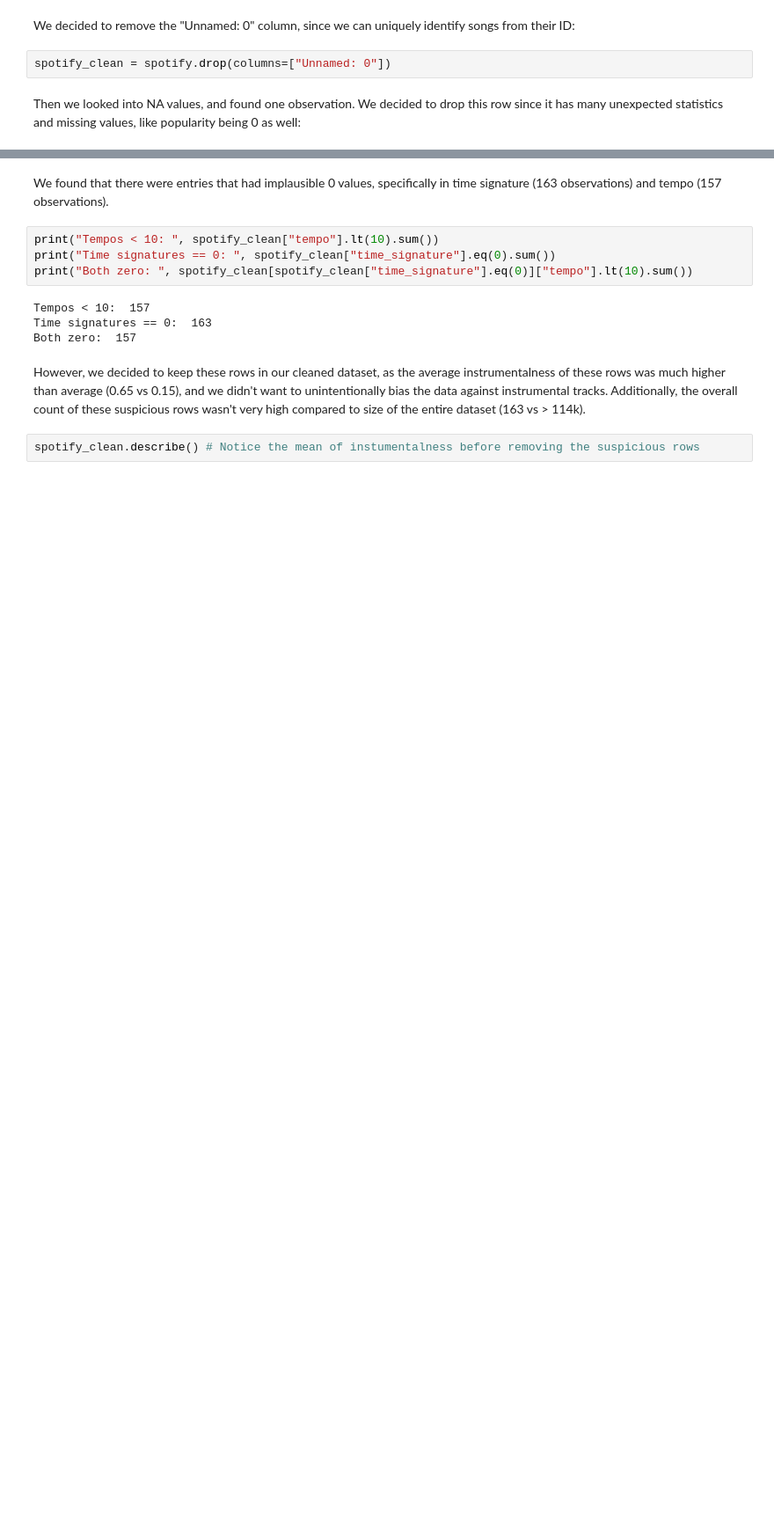
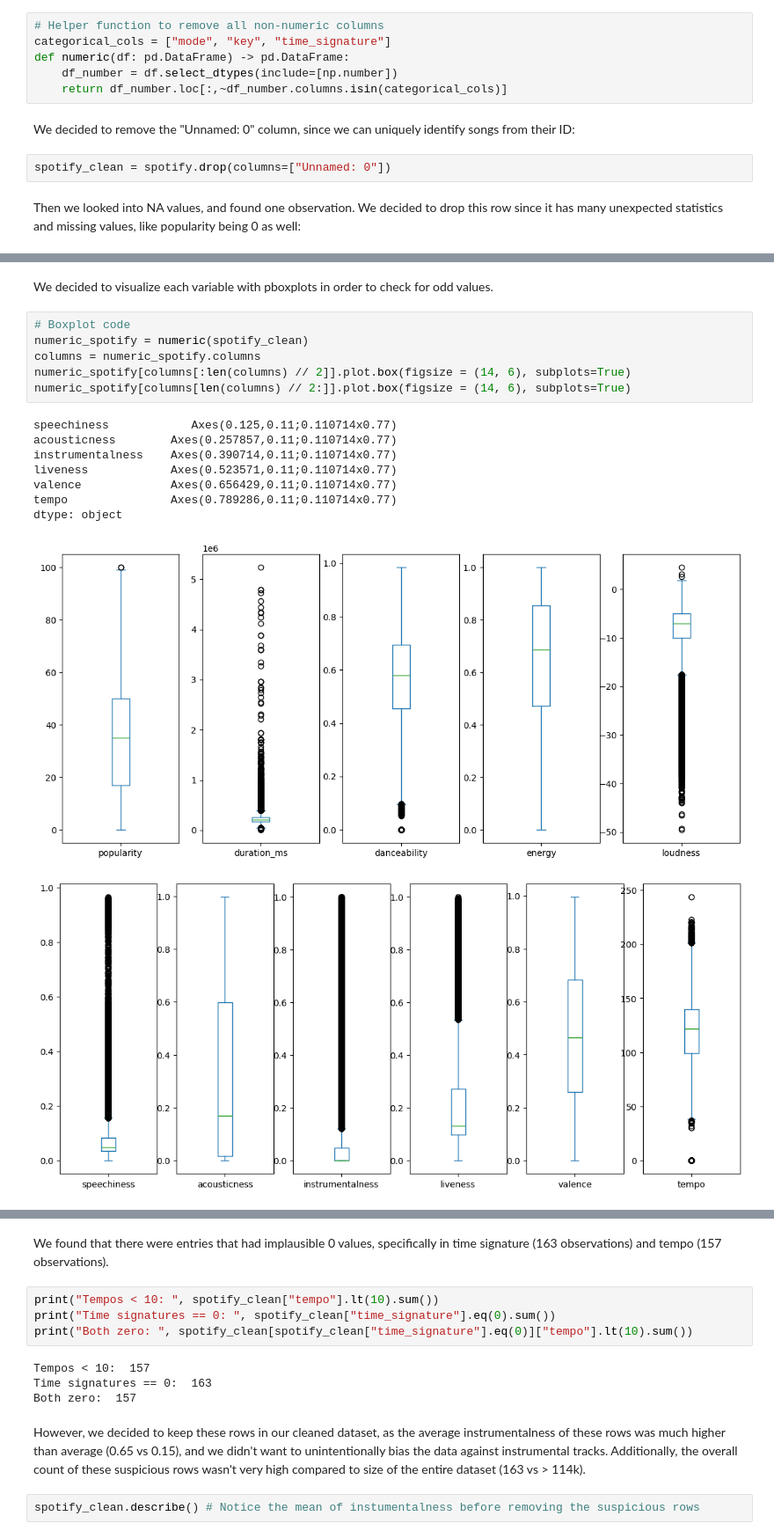
Before and after one commit to ketexon/csm148-spotiflies, a Jupyter notebook: week2_checkin.ipynb, the cells around one changed output, grey strips where cells are left out. Shown at 88% size. Cells and saved outputs as stored; diff of their text form; blank space fills up the shorter version.

Commit message:
final edits for week 2 checkin!
duration, boxplots, more...

```diff
--- a/week2_checkin.ipynb
+++ b/week2_checkin.ipynb
@@ -45,6 +45,12 @@ spotify
 | 113998 | 113998 | 2e6sXL2bYv4bSz6VTdnfLs | Michael W. Smith | Change Your World | Friends | 41 | 283893 | False | ... |
 | 113999 | 113999 | 2hETkH7cOfqmz3LqZDHZf5 | Cesária Evora | Miss Perfumado | Barbincor | 22 | 241826 | False | ... |
 114000 rows × 21 columns
+# %%
+# Helper function to remove all non-numeric columns
+categorical_cols = ["mode", "key", "time_signature"]
+def numeric(df: pd.DataFrame) -> pd.DataFrame:
+    df_number = df.select_dtypes(include=[np.number])
+    return df_number.loc[:,~df_number.columns.isin(categorical_cols)]
 # %% [markdown]
 We decided to remove the "Unnamed: 0" column, since we can uniquely identify songs from their ID:
 # %%
@@ -57,0 +82,18 @@ spotify_clean = spotify_clean.dropna()
+# %% [markdown]
+We decided to visualize each variable with pboxplots in order to check for odd values.
+# %%
+# Boxplot code
+numeric_spotify = numeric(spotify_clean)
+columns = numeric_spotify.columns
+numeric_spotify[columns[:len(columns) // 2]].plot.box(figsize = (14, 6), subplots=True)
+numeric_spotify[columns[len(columns) // 2:]].plot.box(figsize = (14, 6), subplots=True)
+# %% [output]
+speechiness            Axes(0.125,0.11;0.110714x0.77)
+acousticness        Axes(0.257857,0.11;0.110714x0.77)
+instrumentalness    Axes(0.390714,0.11;0.110714x0.77)
+liveness            Axes(0.523571,0.11;0.110714x0.77)
+valence             Axes(0.656429,0.11;0.110714x0.77)
+tempo               Axes(0.789286,0.11;0.110714x0.77)
+dtype: object
+[figure, added]
+[figure, added]
```
Also changed, not shown: parts of 6 cells of this notebook, 1 other file.
